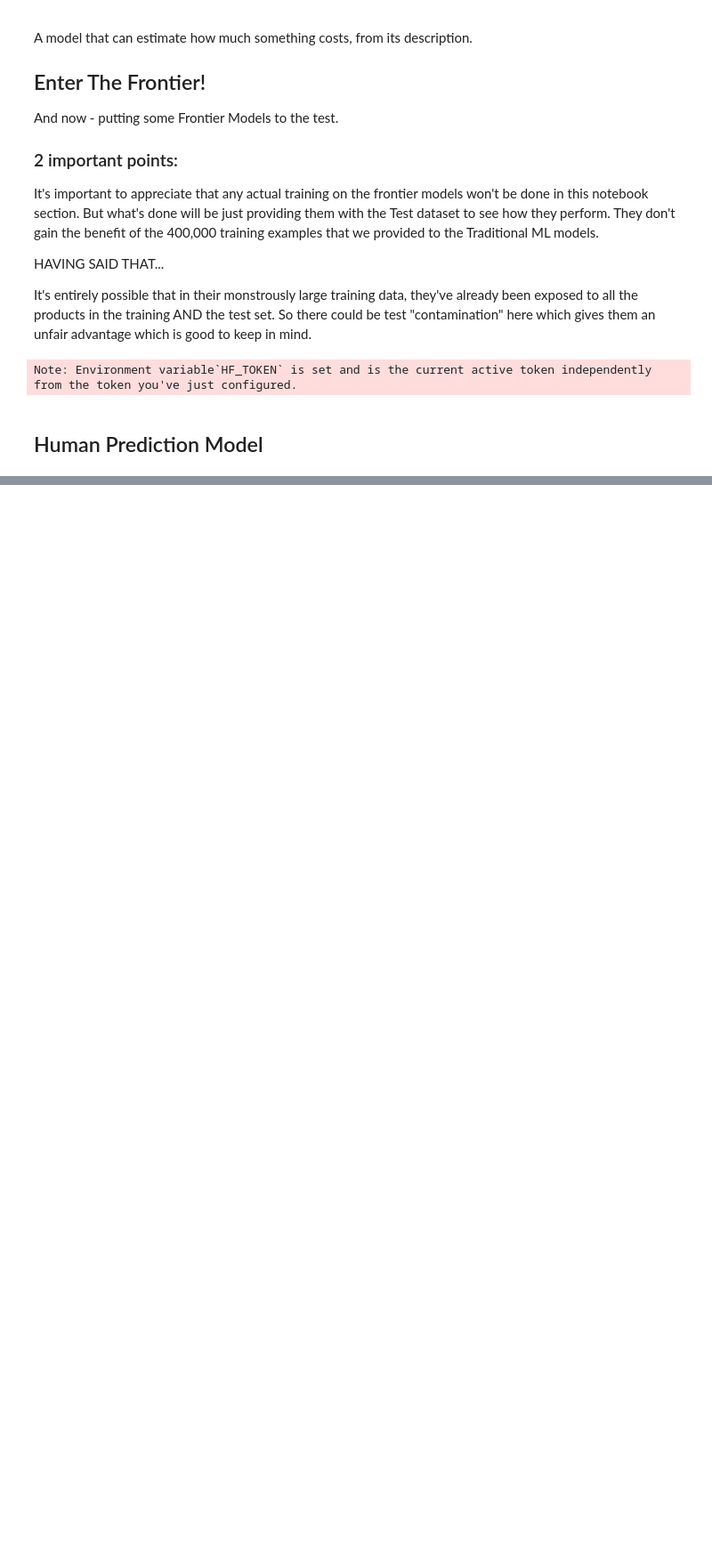
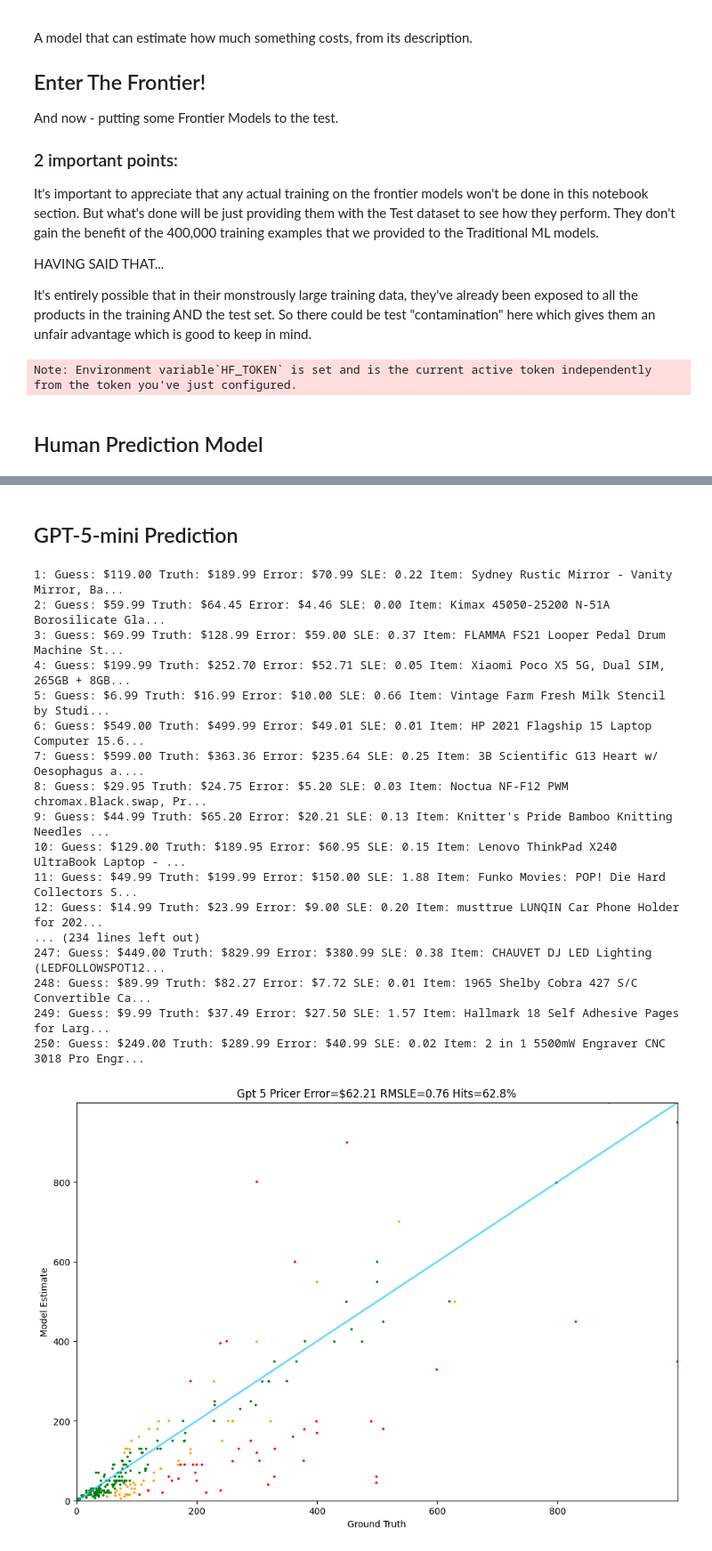
Before and after one commit to mightyoctopus/fine-tuning-frontier-llm-models, a Jupyter notebook: d4_part4.ipynb, the cells around one changed output, grey strips where cells are left out. Shown: that part at 89% size. Drawn from its saved outputs; the diff is of its cells as text; code cells hidden in the pictures; blank space fills up the shorter version.

Commit message:
Added GPT-5-mini price predictor

```diff
--- a/d4_part4.ipynb
+++ b/d4_part4.ipynb
@@ -89,0 +94,18 @@ Tester.test(human_pricer, test)
+# %% [markdown]
+## GPT-5-mini Prediction
+# %%
+# Strip out phrases such as:
+# 1. to the nearest dollar
+# 2. Price is $
+### Reason: Now integrating with a GPT 5 model which is sophisticated enough
+### to handle it and understand without such guardrails
+
+def messages_for(item):
+    system_message = "You estimate the price of item. Reply only with the price without any additional explanation or comment."
+    user_prompt = item.test_prompt().replace(" to the nearest dollar", "").replace("Price is $", "")
+
+    return [
+        {"role": "system", "content": system_message},
+        {"role": "user", "content": user_prompt},
+        {"role": "assistant", "content": "Price is $"} # little trick to encourage the response followed in this form
+    ]
@@ -89,0 +114,42 @@ Tester.test(human_pricer, test)
+# %%
+### a utility function that extracts the price (float)
+### out of LLM's responses
+
+def get_price(s: str):
+    s = s.replace("$", "").replace(",", "")
+    match = re.search(r"[-+]?\d*\.\d+|\d+", s)
+    return float(match.group()) if match else 0
+# %%
+def gpt_5_pricer(item):
+    try:
+        completion = openai_client.chat.completions.create(
+            model="gpt-5-mini",
+            messages=messages_for(item)
+        )
+        response = completion.choices[0].message.content
+
+        return get_price(response)
+    except Exception as e:
+        print({e})
+        continue
+# %%
+Tester.test(gpt_5_pricer, test)
+# %% [output]
+1: Guess: $119.00 Truth: $189.99 Error: $70.99 SLE: 0.22 Item: Sydney Rustic Mirror - Vanity Mirror, Ba...
+2: Guess: $59.99 Truth: $64.45 Error: $4.46 SLE: 0.00 Item: Kimax 45050-25200 N-51A Borosilicate Gla...
+3: Guess: $69.99 Truth: $128.99 Error: $59.00 SLE: 0.37 Item: FLAMMA FS21 Looper Pedal Drum Machine St...
+4: Guess: $199.99 Truth: $252.70 Error: $52.71 SLE: 0.05 Item: Xiaomi Poco X5 5G, Dual SIM, 265GB + 8GB...
+5: Guess: $6.99 Truth: $16.99 Error: $10.00 SLE: 0.66 Item: Vintage Farm Fresh Milk Stencil by Studi...
+6: Guess: $549.00 Truth: $499.99 Error: $49.01 SLE: 0.01 Item: HP 2021 Flagship 15 Laptop Computer 15.6...
+7: Guess: $599.00 Truth: $363.36 Error: $235.64 SLE: 0.25 Item: 3B Scientific G13 Heart w/ Oesophagus a....
+8: Guess: $29.95 Truth: $24.75 Error: $5.20 SLE: 0.03 Item: Noctua NF-F12 PWM chromax.Black.swap, Pr...
+9: Guess: $44.99 Truth: $65.20 Error: $20.21 SLE: 0.13 Item: Knitter's Pride Bamboo Knitting Needles ...
+10: Guess: $129.00 Truth: $189.95 Error: $60.95 SLE: 0.15 Item: Lenovo ThinkPad X240 UltraBook Laptop - ...
+11: Guess: $49.99 Truth: $199.99 Error: $150.00 SLE: 1.88 Item: Funko Movies: POP! Die Hard Collectors S...
+12: Guess: $14.99 Truth: $23.99 Error: $9.00 SLE: 0.20 Item: musttrue LUNQIN Car Phone Holder for 202...
+... (234 lines left out)
+247: Guess: $449.00 Truth: $829.99 Error: $380.99 SLE: 0.38 Item: CHAUVET DJ LED Lighting (LEDFOLLOWSPOT12...
+248: Guess: $89.99 Truth: $82.27 Error: $7.72 SLE: 0.01 Item: 1965 Shelby Cobra 427 S/C Convertible Ca...
+249: Guess: $9.99 Truth: $37.49 Error: $27.50 SLE: 1.57 Item: Hallmark 18 Self Adhesive Pages for Larg...
+250: Guess: $249.00 Truth: $289.99 Error: $40.99 SLE: 0.02 Item: 2 in 1 5500mW Engraver CNC 3018 Pro Engr...
+[figure, added]
```
Also changed, not shown: parts of 2 cells of this notebook.
